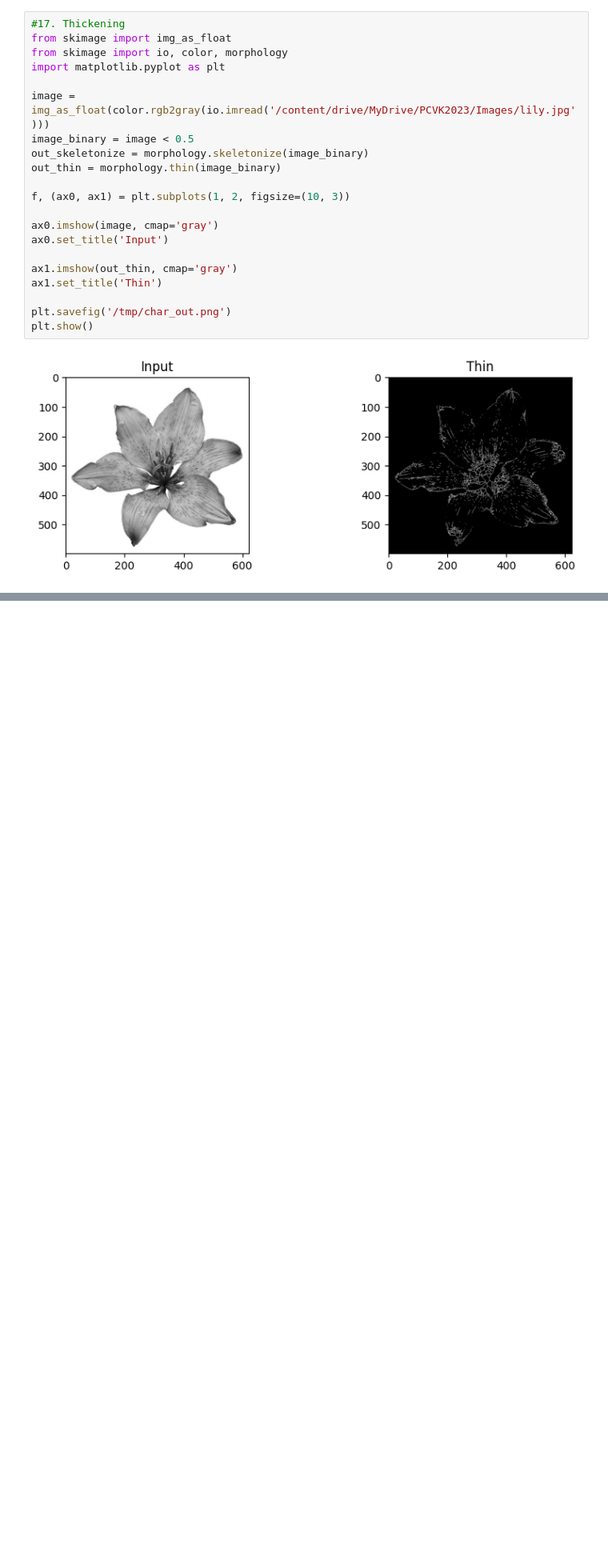
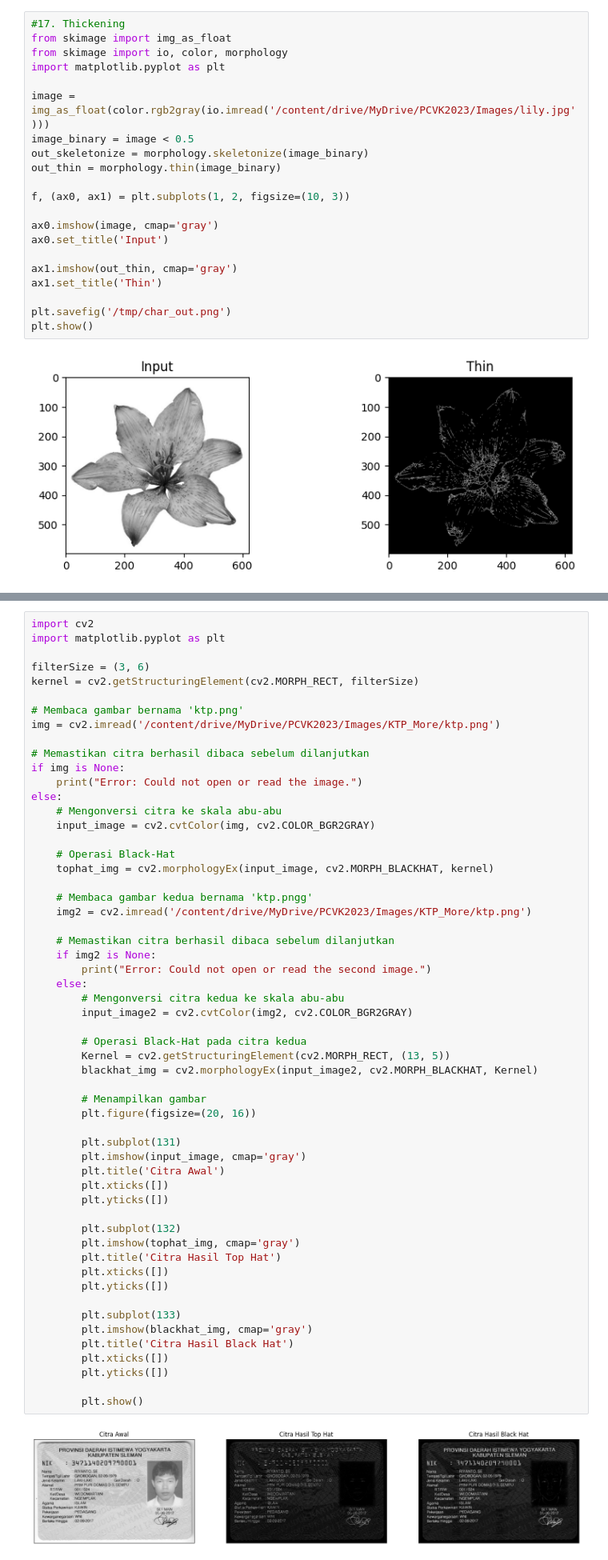
Before and after one commit to JenioDwiSetyoFavianGian/PCVK_Ganjil_2023, a Jupyter notebook: Week8.ipynb, the cells around one changed output, grey strips where cells are left out. Shown at 80% size. Saved outputs shown, nothing was run; the diff lists cells and outputs as text; blank space fills up the shorter version.

```diff
--- a/Week8.ipynb
+++ b/Week8.ipynb
@@ -515,0 +567,58 @@ plt.show()
+# %%
+import cv2
+import matplotlib.pyplot as plt
+
+filterSize = (3, 6)
+kernel = cv2.getStructuringElement(cv2.MORPH_RECT, filterSize)
+
+# Membaca gambar bernama 'ktp.png'
+img = cv2.imread('/content/drive/MyDrive/PCVK2023/Images/KTP_More/ktp.png')
+
+# Memastikan citra berhasil dibaca sebelum dilanjutkan
+if img is None:
+    print("Error: Could not open or read the image.")
+else:
+    # Mengonversi citra ke skala abu-abu
+    input_image = cv2.cvtColor(img, cv2.COLOR_BGR2GRAY)
+
+    # Operasi Black-Hat
+    tophat_img = cv2.morphologyEx(input_image, cv2.MORPH_BLACKHAT, kernel)
+
+    # Membaca gambar kedua bernama 'ktp.pngg'
+    img2 = cv2.imread('/content/drive/MyDrive/PCVK2023/Images/KTP_More/ktp.png')
+
+    # Memastikan citra berhasil dibaca sebelum dilanjutkan
+    if img2 is None:
+        print("Error: Could not open or read the second image.")
+    else:
+        # Mengonversi citra kedua ke skala abu-abu
+        input_image2 = cv2.cvtColor(img2, cv2.COLOR_BGR2GRAY)
+
+        # Operasi Black-Hat pada citra kedua
+        Kernel = cv2.getStructuringElement(cv2.MORPH_RECT, (13, 5))
+        blackhat_img = cv2.morphologyEx(input_image2, cv2.MORPH_BLACKHAT, Kernel)
+
+        # Menampilkan gambar
+        plt.figure(figsize=(20, 16))
+
+        plt.subplot(131)
+        plt.imshow(input_image, cmap='gray')
+        plt.title('Citra Awal')
+        plt.xticks([])
+        plt.yticks([])
+
+        plt.subplot(132)
+        plt.imshow(tophat_img, cmap='gray')
+        plt.title('Citra Hasil Top Hat')
+        plt.xticks([])
+        plt.yticks([])
+
+        plt.subplot(133)
+        plt.imshow(blackhat_img, cmap='gray')
+        plt.title('Citra Hasil Black Hat')
+        plt.xticks([])
+        plt.yticks([])
+
+        plt.show()
+# %% [output]
+[figure, added]
```
Also changed, not shown: parts of 3 cells of this notebook.
